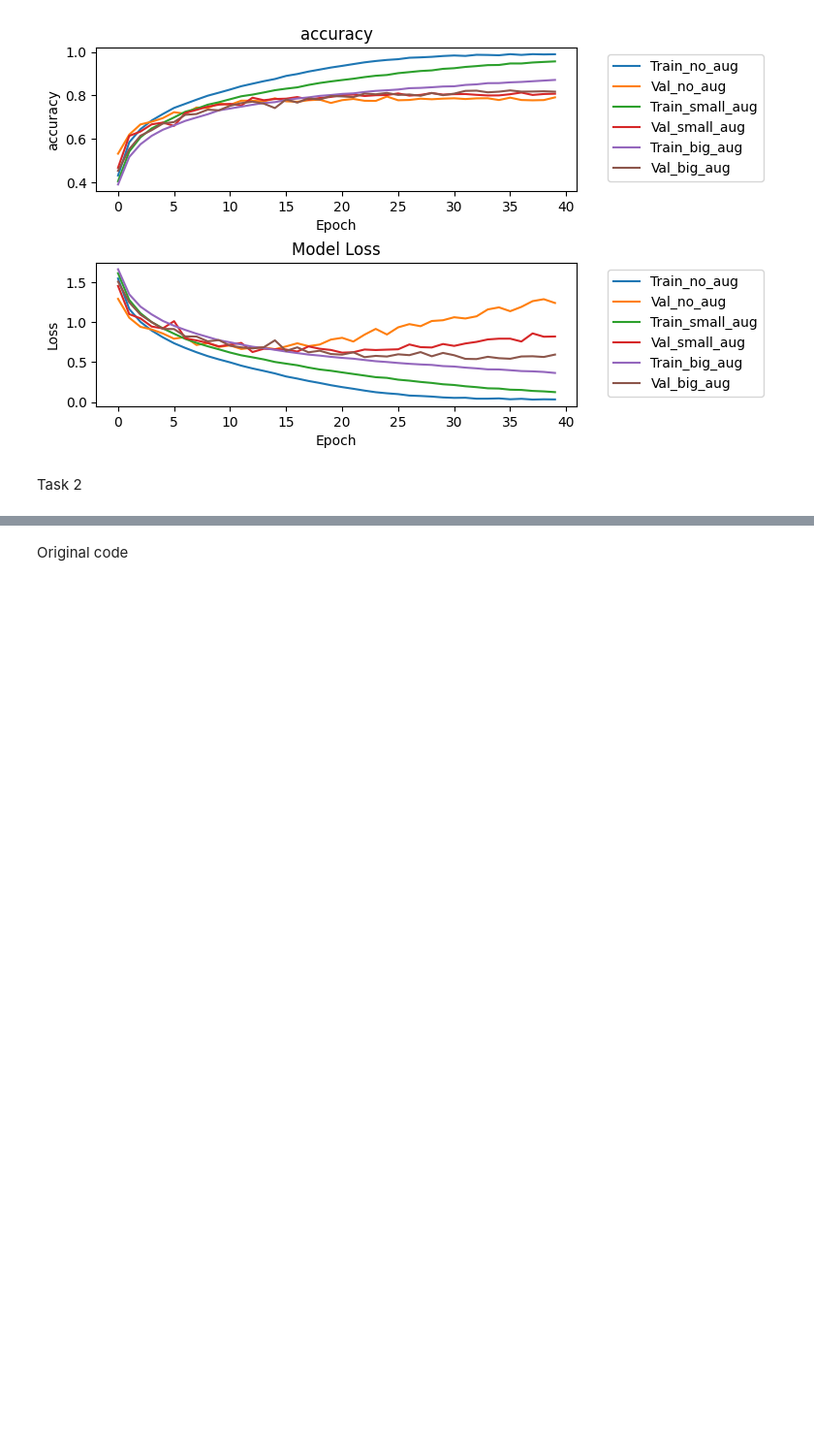
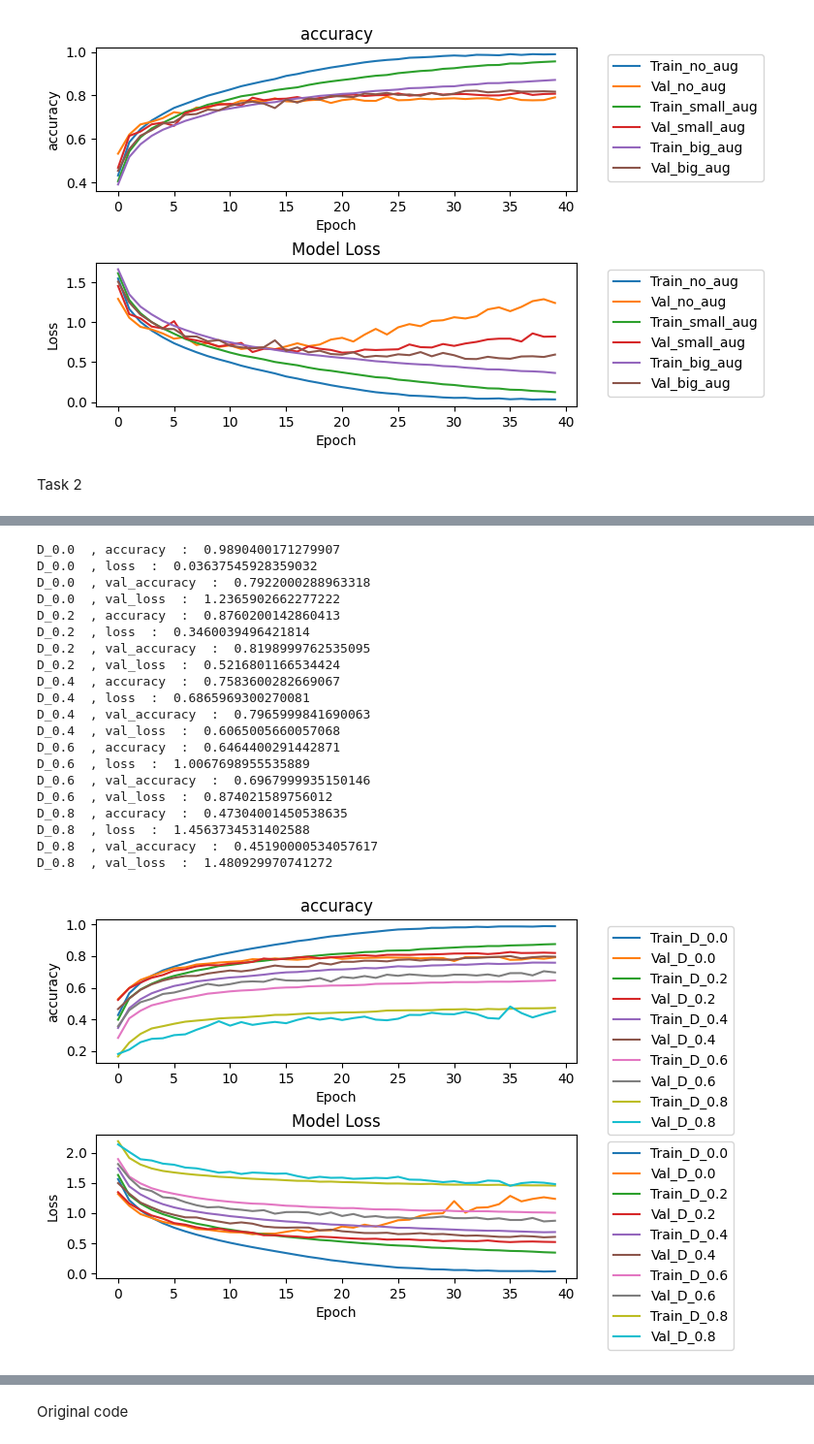
Before and after one commit to MarShao0124/deep_learning_practice, a Jupyter notebook: 03_Network_Training.ipynb, the cells around one changed output, grey strips where cells are left out. Shown at 97% size. Saved outputs shown, nothing was run; the diff lists cells and outputs as text; code cells hidden in the pictures; blank space fills up the shorter version.

```diff
--- a/03_Network_Training.ipynb
+++ b/03_Network_Training.ipynb
@@ -1130,0 +1223,29 @@ for i in np.arrange(0,1.1,0.2):
+# %%
+####plot and result for task 2####
+plot_history(histories[:5],histories_name[:5],'accuracy')
+
+for each,name in zip(histories[:5],histories_name[:5]):
+  for key in each.history.keys():
+    print(name,' ,',key,' : ', each.history[key][-1])
+# %% [output]
+D_0.0  , accuracy  :  0.9890400171279907
+D_0.0  , loss  :  0.03637545928359032
+D_0.0  , val_accuracy  :  0.7922000288963318
+D_0.0  , val_loss  :  1.2365902662277222
+D_0.2  , accuracy  :  0.8760200142860413
+D_0.2  , loss  :  0.3460039496421814
+D_0.2  , val_accuracy  :  0.8198999762535095
+D_0.2  , val_loss  :  0.5216801166534424
+D_0.4  , accuracy  :  0.7583600282669067
+D_0.4  , loss  :  0.6865969300270081
+D_0.4  , val_accuracy  :  0.7965999841690063
+D_0.4  , val_loss  :  0.6065005660057068
+D_0.6  , accuracy  :  0.6464400291442871
+D_0.6  , loss  :  1.0067698955535889
+D_0.6  , val_accuracy  :  0.6967999935150146
+D_0.6  , val_loss  :  0.874021589756012
+D_0.8  , accuracy  :  0.47304001450538635
+D_0.8  , loss  :  1.4563734531402588
+D_0.8  , val_accuracy  :  0.45190000534057617
+D_0.8  , val_loss  :  1.480929970741272
+[figure, added]
```
Also changed, not shown: parts of 12 cells of this notebook.
